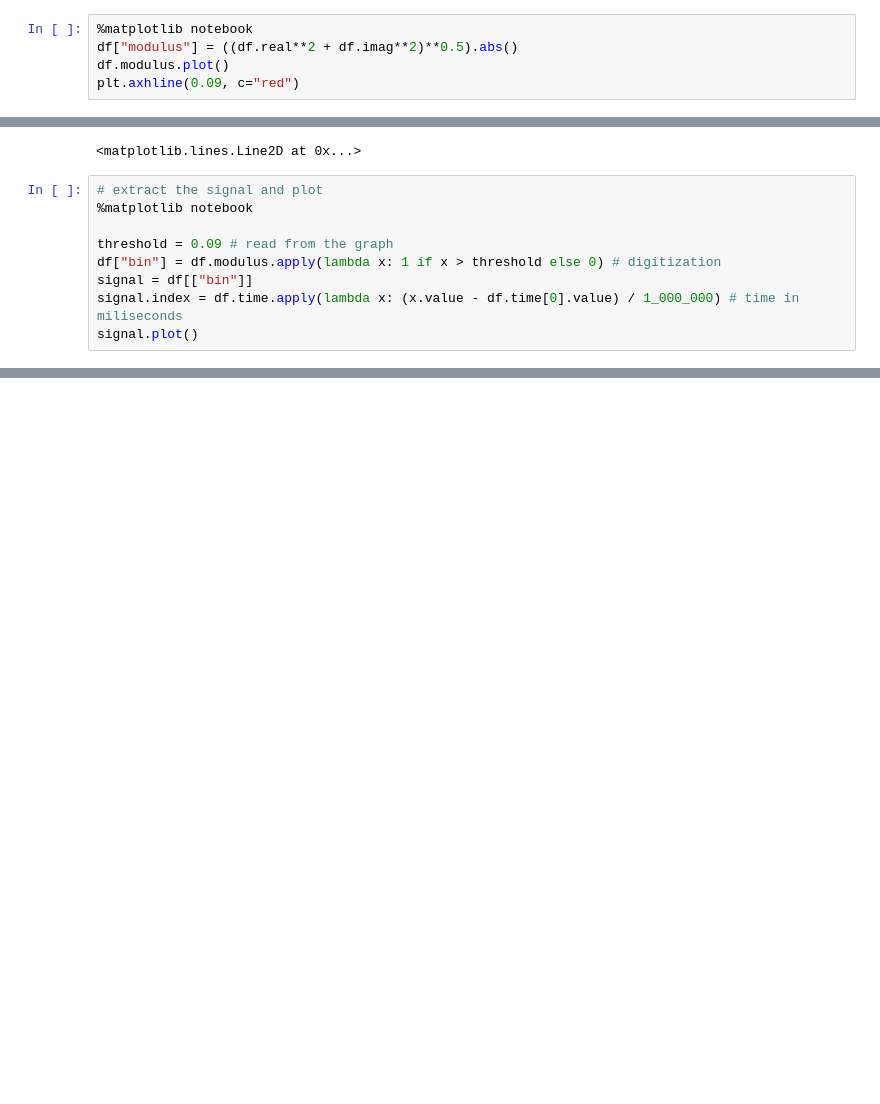
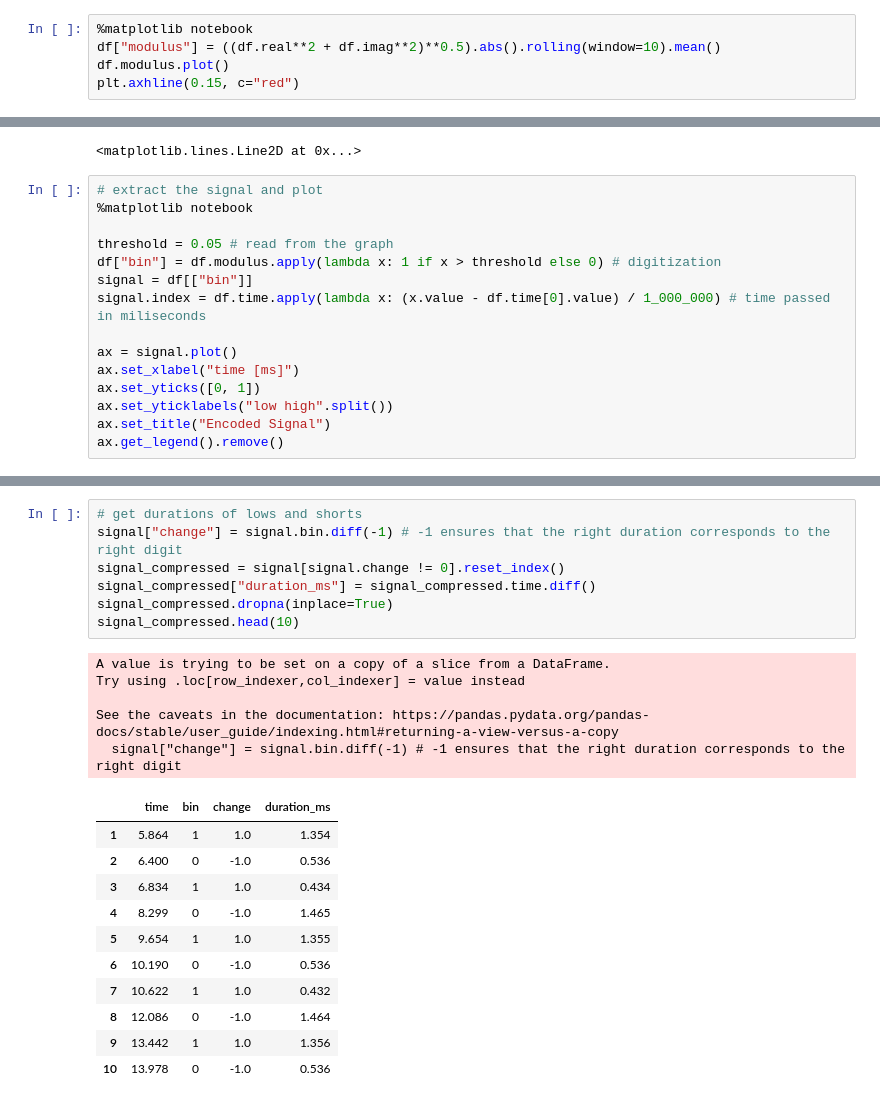
Before and after one commit to KonradMnich/radio-code-cracker, a Jupyter notebook: capturing and decoding.ipynb, the cells around one changed output, grey strips where cells are left out. Saved outputs shown, nothing was run; the diff lists cells and outputs as text; blank space fills up the shorter version.

```diff
--- a/capturing and decoding.ipynb
+++ b/capturing and decoding.ipynb
@@ -121,9 +121,9 @@ Text(0.5, 0, 'time')
 It seems like our signal is a kind of spiral combined with a 10-arm star that slowly rotates. Whatever it means, at the moment we only want to distinguish between the excited and unexcited periods and most likely the modulus of the complex numbers will be the best thing to look at. Figure one was already promising, with a clear binary pattern, however when zoomed it reveals that the excited periods are full of points at various heights which make it harder to digitize. So far I was using a running average that worked well, but I feel like the absolute value of the modulus is even better.
 # %%
 %matplotlib notebook
-df["modulus"] = ((df.real**2 + df.imag**2)**0.5).abs()
+df["modulus"] = ((df.real**2 + df.imag**2)**0.5).abs().rolling(window=10).mean()
 df.modulus.plot()
-plt.axhline(0.09, c="red")
+plt.axhline(0.15, c="red")
 # %% [output]
 [interactive output not drawn]
 [interactive output not drawn]
@@ -132,11 +132,17 @@ plt.axhline(0.09, c="red")
 # extract the signal and plot
 %matplotlib notebook
 
-threshold = 0.09 # read from the graph
+threshold = 0.05 # read from the graph
 df["bin"] = df.modulus.apply(lambda x: 1 if x > threshold else 0) # digitization
 signal = df[["bin"]]
-signal.index = df.time.apply(lambda x: (x.value - df.time[0].value) / 1_000_000) # time in miliseconds
-signal.plot()
+signal.index = df.time.apply(lambda x: (x.value - df.time[0].value) / 1_000_000) # time passed in miliseconds
+
+ax = signal.plot()
+ax.set_xlabel("time [ms]")
+ax.set_yticks([0, 1])
+ax.set_yticklabels("low high".split())
+ax.set_title("Encoded Signal")
+ax.get_legend().remove()
 # %% [output]
 [interactive output not drawn]
 [interactive output not drawn]
@@ -143,0 +151,24 @@ signal.plot()
+# %%
+# get durations of lows and shorts
+signal["change"] = signal.bin.diff(-1) # -1 ensures that the right duration corresponds to the right digit
+signal_compressed = signal[signal.change != 0].reset_index()
+signal_compressed["duration_ms"] = signal_compressed.time.diff()
+signal_compressed.dropna(inplace=True)
+signal_compressed.head(10)
+# %% [output]
+A value is trying to be set on a copy of a slice from a DataFrame.
+Try using .loc[row_indexer,col_indexer] = value instead
+
+See the caveats in the documentation: https://pandas.pydata.org/pandas-docs/stable/user_guide/indexing.html#returning-a-view-versus-a-copy
+  signal["change"] = signal.bin.diff(-1) # -1 ensures that the right duration corresponds to the right digit
+|  | time | bin | change | duration_ms |
+| 1 | 5.864 | 1 | 1.0 | 1.354 |
+| 2 | 6.400 | 0 | -1.0 | 0.536 |
+| 3 | 6.834 | 1 | 1.0 | 0.434 |
+| 4 | 8.299 | 0 | -1.0 | 1.465 |
+| 5 | 9.654 | 1 | 1.0 | 1.355 |
+| 6 | 10.190 | 0 | -1.0 | 0.536 |
+| 7 | 10.622 | 1 | 1.0 | 0.432 |
+| 8 | 12.086 | 0 | -1.0 | 1.464 |
+| 9 | 13.442 | 1 | 1.0 | 1.356 |
+| 10 | 13.978 | 0 | -1.0 | 0.536 |
```
Also changed, not shown: parts of 6 cells of this notebook.
